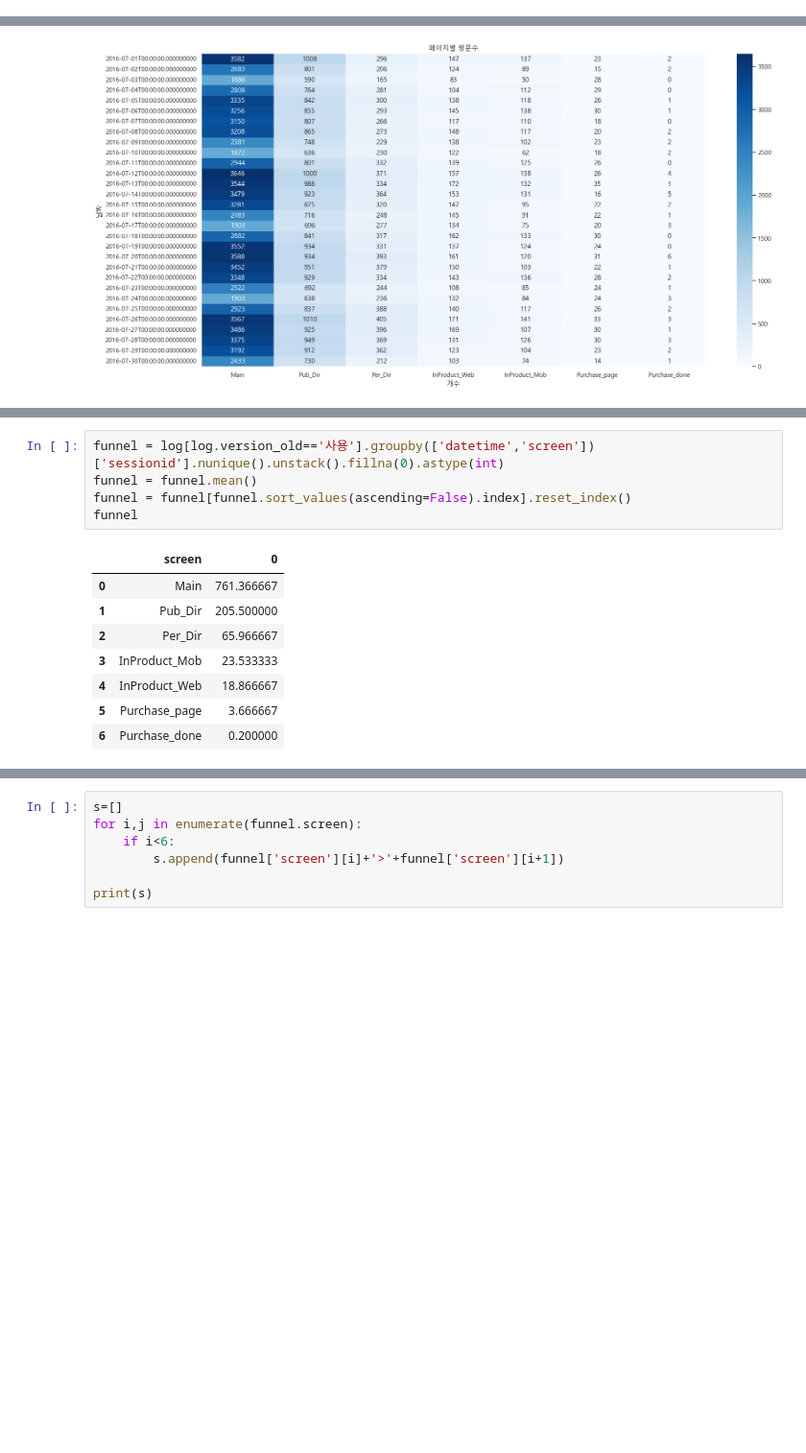
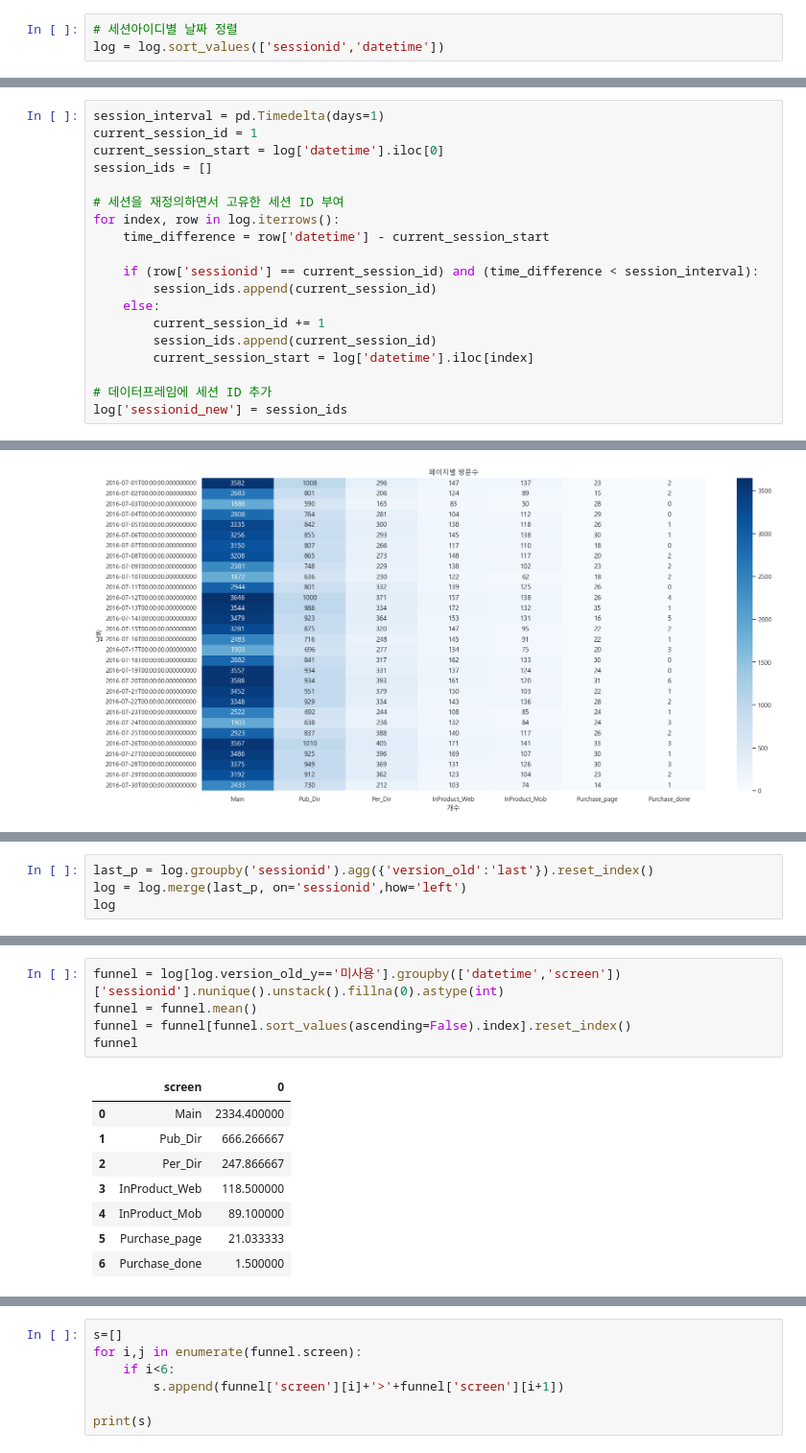
Before and after one commit to KIMJEONGSU/logs, a Jupyter notebook: logs.ipynb, the cells around one changed output, grey strips where cells are left out. Shown at 96% size. Drawn from its saved outputs; the diff is of its cells as text; blank space fills up the shorter version.

```diff
--- a/logs.ipynb
+++ b/logs.ipynb
@@ -134,3 +134,6 @@ log.datetime = pd.to_datetime(log.datetime)
 # %%
 # 요일 컬럼 생성
 log['week'] = log['datetime'].dt.day_name()
+# %%
+# 세션아이디별 날짜 정렬
+log = log.sort_values(['sessionid','datetime'])
@@ -136,0 +178,19 @@ log['week'] = log['datetime'].dt.day_name()
+# %%
+session_interval = pd.Timedelta(days=1)
+current_session_id = 1
+current_session_start = log['datetime'].iloc[0]
+session_ids = []
+
+# 세션을 재정의하면서 고유한 세션 ID 부여
+for index, row in log.iterrows():
+    time_difference = row['datetime'] - current_session_start
+
+    if (row['sessionid'] == current_session_id) and (time_difference < session_interval):
+        session_ids.append(current_session_id)
+    else:
+        current_session_id += 1
+        session_ids.append(current_session_id)
+        current_session_start = log['datetime'].iloc[index]
+
+# 데이터프레임에 세션 ID 추가
+log['sessionid_new'] = session_ids
@@ -332,0 +406,4 @@ log
+# %%
+last_p = log.groupby('sessionid').agg({'version_old':'last'}).reset_index()
+log = log.merge(last_p, on='sessionid',how='left')
+log
@@ -333,17 +431,17 @@ log
 # %%
-funnel = log[log.version_old=='사용'].groupby(['datetime','screen'])['sessionid'].nunique().unstack().fillna(0).astype(int)
+funnel = log[log.version_old_y=='미사용'].groupby(['datetime','screen'])['sessionid'].nunique().unstack().fillna(0).astype(int)
 funnel = funnel.mean()
 funnel = funnel[funnel.sort_values(ascending=False).index].reset_index()
 funnel
 # %% [output]
 |  | screen | 0 |
-| 0 | Main | 761.366667 |
-| 1 | Pub_Dir | 205.500000 |
-| 2 | Per_Dir | 65.966667 |
-| 3 | InProduct_Mob | 23.533333 |
-| 4 | InProduct_Web | 18.866667 |
-| 5 | Purchase_page | 3.666667 |
-| 6 | Purchase_done | 0.200000 |
+| 0 | Main | 2334.400000 |
+| 1 | Pub_Dir | 666.266667 |
+| 2 | Per_Dir | 247.866667 |
+| 3 | InProduct_Web | 118.500000 |
+| 4 | InProduct_Mob | 89.100000 |
+| 5 | Purchase_page | 21.033333 |
+| 6 | Purchase_done | 1.500000 |
 # %%
 
 sns.heatmap(funnel.set_index('screen').astype(int),annot=True, fmt='d',cmap='Blues',annot_kws={'size':12})
```
Also changed, not shown: parts of 15 cells of this notebook, 6 other files.
